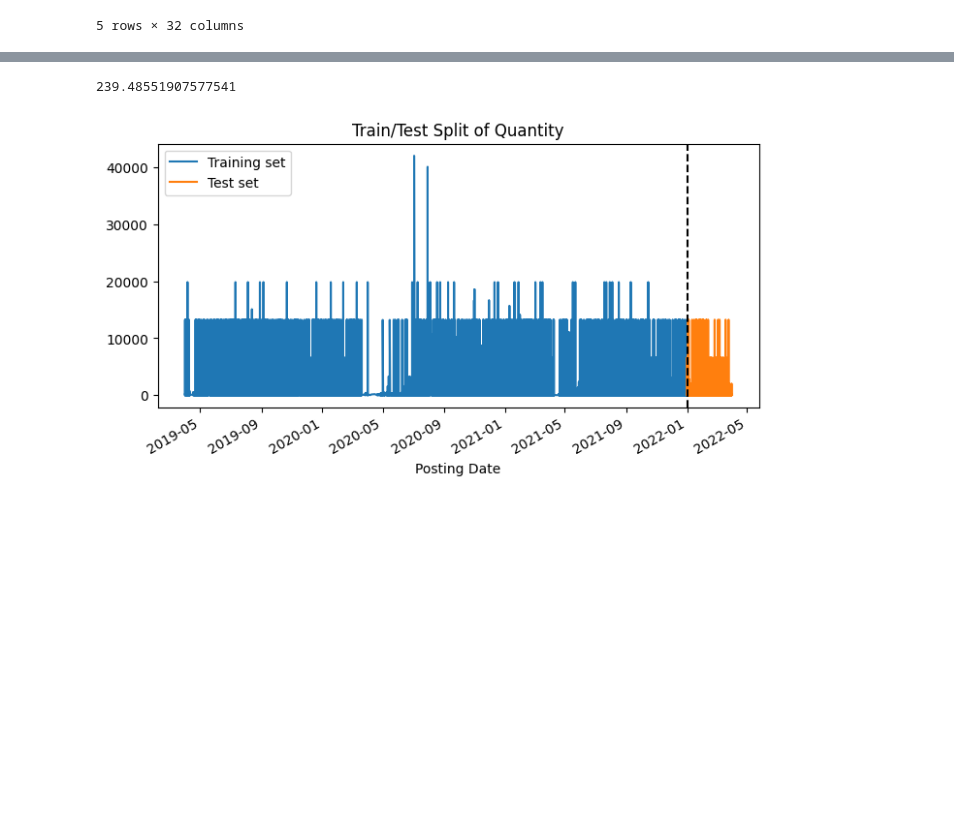
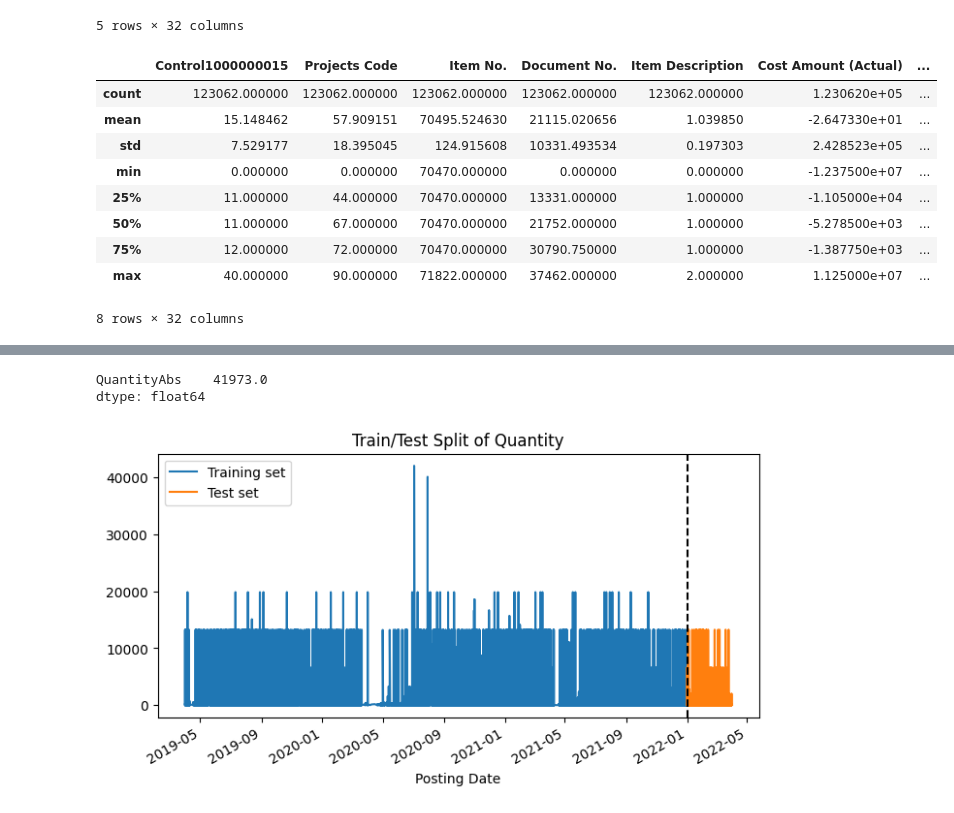
Before and after one commit to it21053528/Fiverr-Freelancing, a Jupyter notebook: anusha73k/forecast.ipynb, the cells around one changed output, grey strips where cells are left out. Cells and saved outputs as stored; diff of their text form; code cells hidden in the pictures; blank space fills up the shorter version.

```diff
--- a/anusha73k/forecast.ipynb
+++ b/anusha73k/forecast.ipynb
@@ -197,6 +197,19 @@ df.head()
 | 2019-04-01 | 12 | 67 | 70470 | 64 | 1 | 3075.0 | ... |
 | 2019-04-01 | 12 | 67 | 70470 | 65 | 1 | -3075.0 | ... |
 5 rows × 32 columns
+# %%
+df.describe()
+# %% [output]
+|  | Control1000000015 | Projects Code | Item No. | Document No. | Item Description | Cost Amount (Actual) | ... |
+| count | 123062.000000 | 123062.000000 | 123062.000000 | 123062.000000 | 123062.000000 | 1.230620e+05 | ... |
+| mean | 15.148462 | 57.909151 | 70495.524630 | 21115.020656 | 1.039850 | -2.647330e+01 | ... |
+| std | 7.529177 | 18.395045 | 124.915608 | 10331.493534 | 0.197303 | 2.428523e+05 | ... |
+| min | 0.000000 | 0.000000 | 70470.000000 | 0.000000 | 0.000000 | -1.237500e+07 | ... |
+| 25% | 11.000000 | 44.000000 | 70470.000000 | 13331.000000 | 1.000000 | -1.105000e+04 | ... |
+| 50% | 11.000000 | 67.000000 | 70470.000000 | 21752.000000 | 1.000000 | -5.278500e+03 | ... |
+| 75% | 12.000000 | 72.000000 | 70470.000000 | 30790.750000 | 1.000000 | -1.387750e+03 | ... |
+| max | 40.000000 | 90.000000 | 71822.000000 | 37462.000000 | 2.000000 | 1.125000e+07 | ... |
+8 rows × 32 columns
 # %%
 train = df.loc[df.index < '2022-01-01']
 test = df.loc[df.index >= '2022-01-01']
@@ -223,10 +236,11 @@ X_test
 | 2022-03-30 | 30 | 80 | 70470 | 17573 | 1 | -33345.00 | ... |
 | 2022-03-30 | 30 | 80 | 70470 | 17573 | 1 | 33345.00 | ... |
 12735 rows × 31 columns
-# %%
-y_test.mean()
-# %% [output]
-239.48551907577541
+# %%
+y_train.max()
+# %% [output]
+QuantityAbs    41973.0
+dtype: float64
 # %%
 import matplotlib.pyplot as plt
 
```
Also changed, not shown: parts of 1 cell of this notebook, 1 other file.
